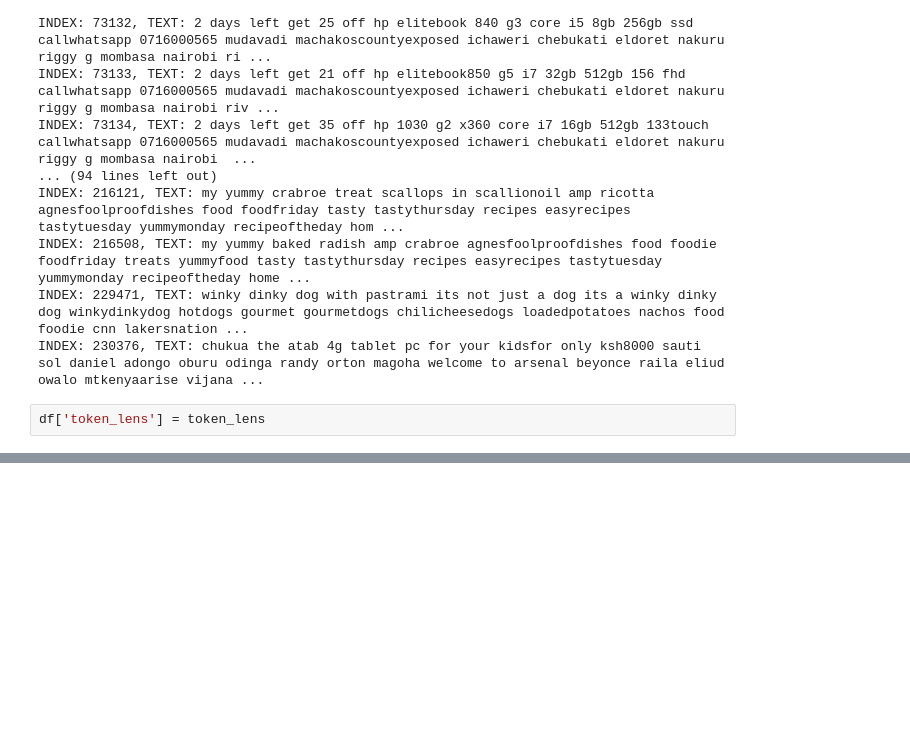
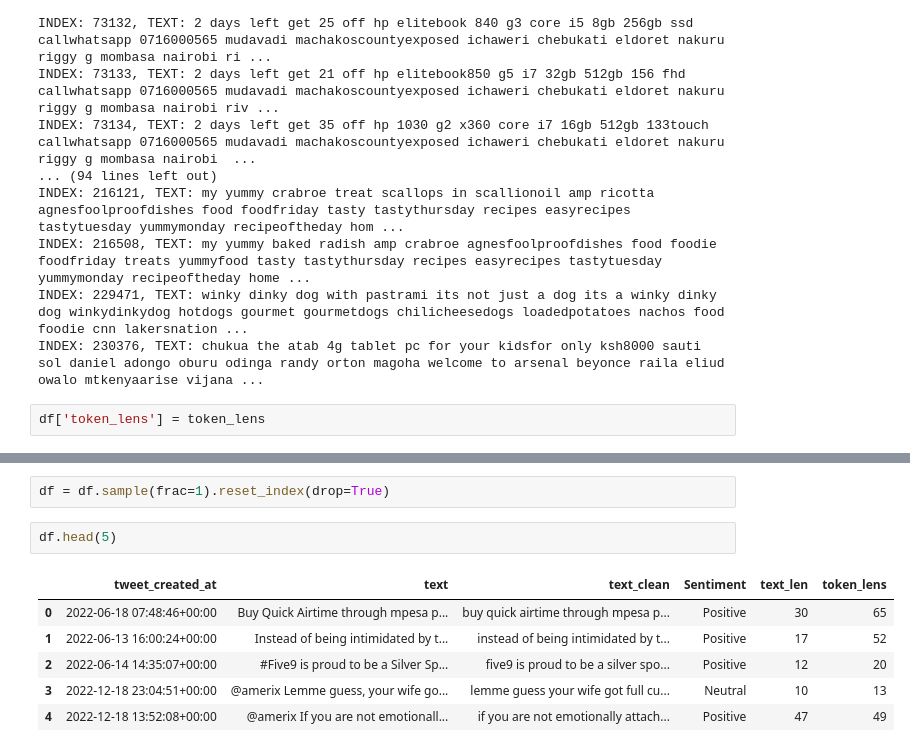
Before and after one commit to wessware/sentiment_analysis_on_masculinity_saturday, a Jupyter notebook: deeper-cleaning-and-eda.ipynb, the cells around one changed output, grey strips where cells are left out. Cells and saved outputs as stored; diff of their text form; blank space fills up the shorter version.

Commit message:
resetting index and exiting

```diff
--- a/deeper-cleaning-and-eda.ipynb
+++ b/deeper-cleaning-and-eda.ipynb
@@ -344,0 +378,11 @@ df.head(5)
+# %%
+df = df.sample(frac=1).reset_index(drop=True)
+# %%
+df.head(5)
+# %% [output]
+|  | tweet_created_at | text | text_clean | Sentiment | text_len | token_lens |
+| 0 | 2022-06-18 07:48:46+00:00 | Buy Quick Airtime through mpesa p... | buy quick airtime through mpesa p... | Positive | 30 | 65 |
+| 1 | 2022-06-13 16:00:24+00:00 | Instead of being intimidated by t... | instead of being intimidated by t... | Positive | 17 | 52 |
+| 2 | 2022-06-14 14:35:07+00:00 | #Five9 is proud to be a Silver Sp... | five9 is proud to be a silver spo... | Positive | 12 | 20 |
+| 3 | 2022-12-18 23:04:51+00:00 | @amerix Lemme guess, your wife go... | lemme guess your wife got full cu... | Neutral | 10 | 13 |
+| 4 | 2022-12-18 13:52:08+00:00 | @amerix If you are not emotionall... | if you are not emotionally attach... | Positive | 47 | 49 |
```
Also changed, not shown: parts of 5 cells of this notebook.
